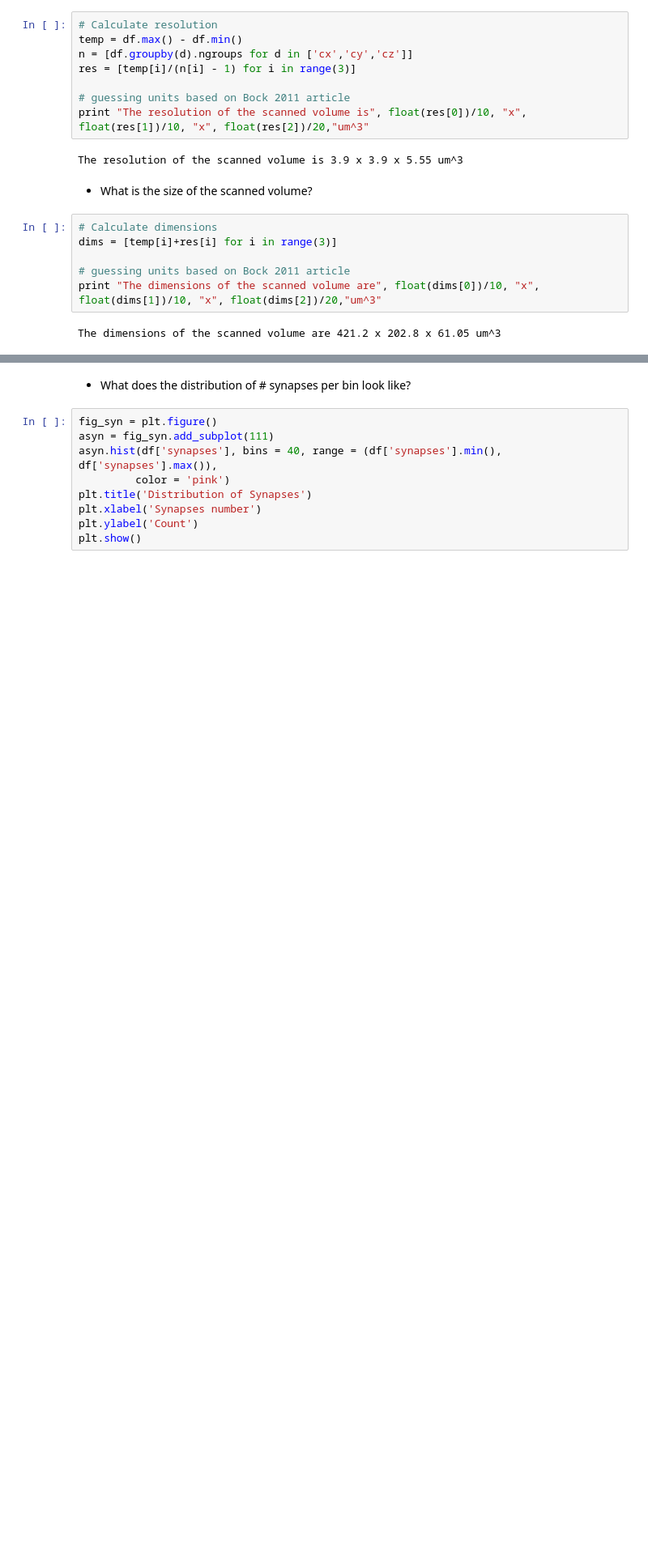
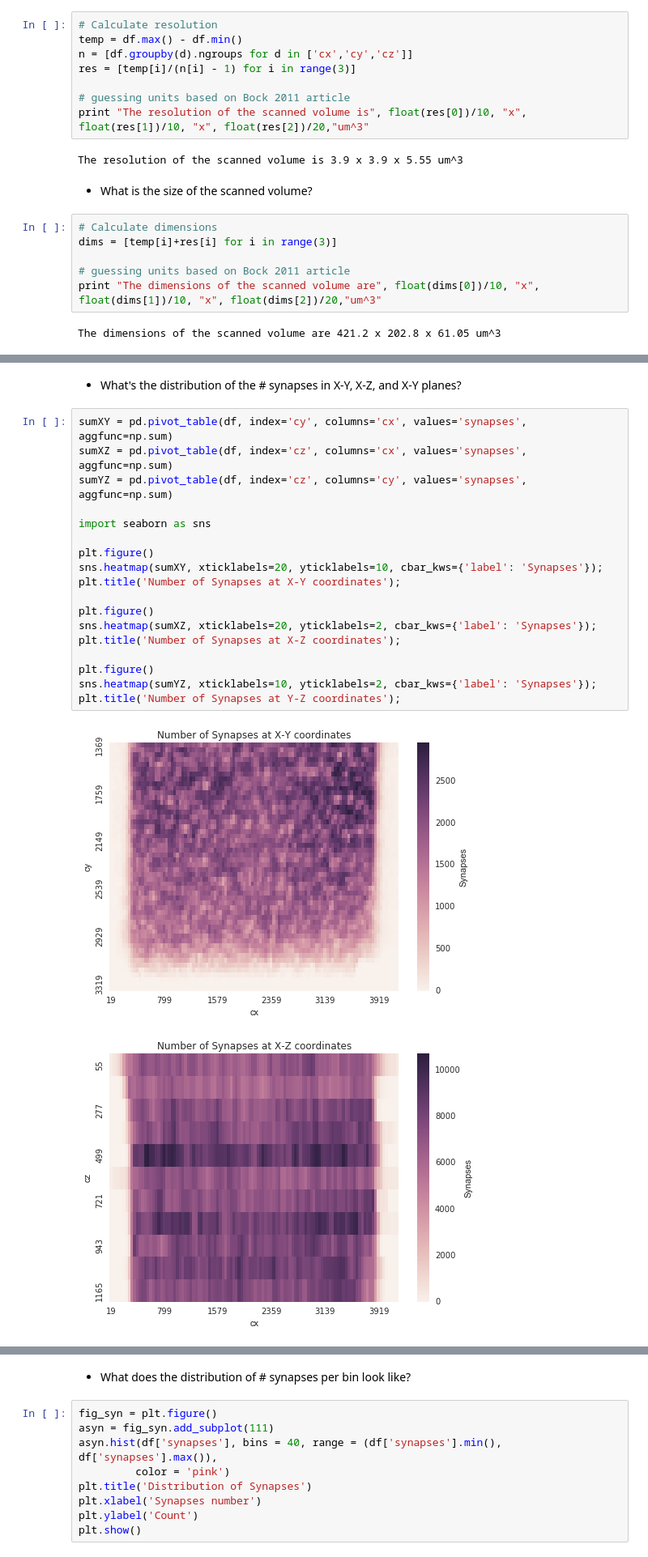
Before and after one commit to Upward-Spiral-Science/chengchang, a Jupyter notebook: Assignment 3.ipynb, the cells around one changed output, grey strips where cells are left out. Shown at 81% size. Cells and saved outputs as stored; diff of their text form; blank space fills up the shorter version.

```diff
--- a/Assignment 3.ipynb
+++ b/Assignment 3.ipynb
@@ -178,0 +149,23 @@ plt.show()
+# %% [markdown]
+* What's the distribution of the # synapses in X-Y, X-Z, and X-Y planes?
+# %%
+sumXY = pd.pivot_table(df, index='cy', columns='cx', values='synapses', aggfunc=np.sum)
+sumXZ = pd.pivot_table(df, index='cz', columns='cx', values='synapses', aggfunc=np.sum)
+sumYZ = pd.pivot_table(df, index='cz', columns='cy', values='synapses', aggfunc=np.sum)
+
+import seaborn as sns
+
+plt.figure()
+sns.heatmap(sumXY, xticklabels=20, yticklabels=10, cbar_kws={'label': 'Synapses'});
+plt.title('Number of Synapses at X-Y coordinates');
+
+plt.figure()
+sns.heatmap(sumXZ, xticklabels=20, yticklabels=2, cbar_kws={'label': 'Synapses'});
+plt.title('Number of Synapses at X-Z coordinates');
+
+plt.figure()
+sns.heatmap(sumYZ, xticklabels=10, yticklabels=2, cbar_kws={'label': 'Synapses'});
+plt.title('Number of Synapses at Y-Z coordinates');
+# %% [output]
+[figure, added]
+[figure, added]
```
Also changed, not shown: parts of 6 cells of this notebook.
